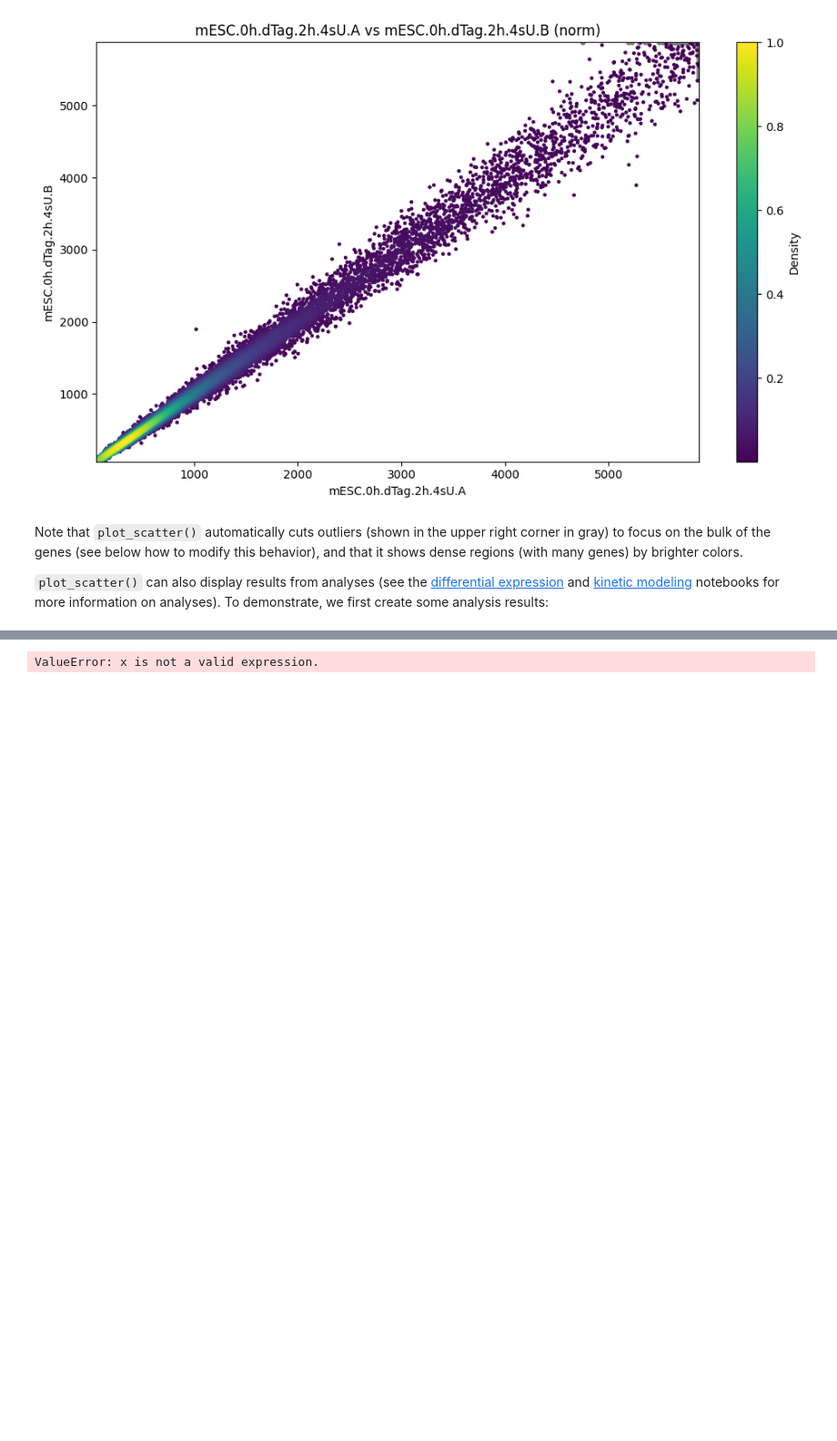
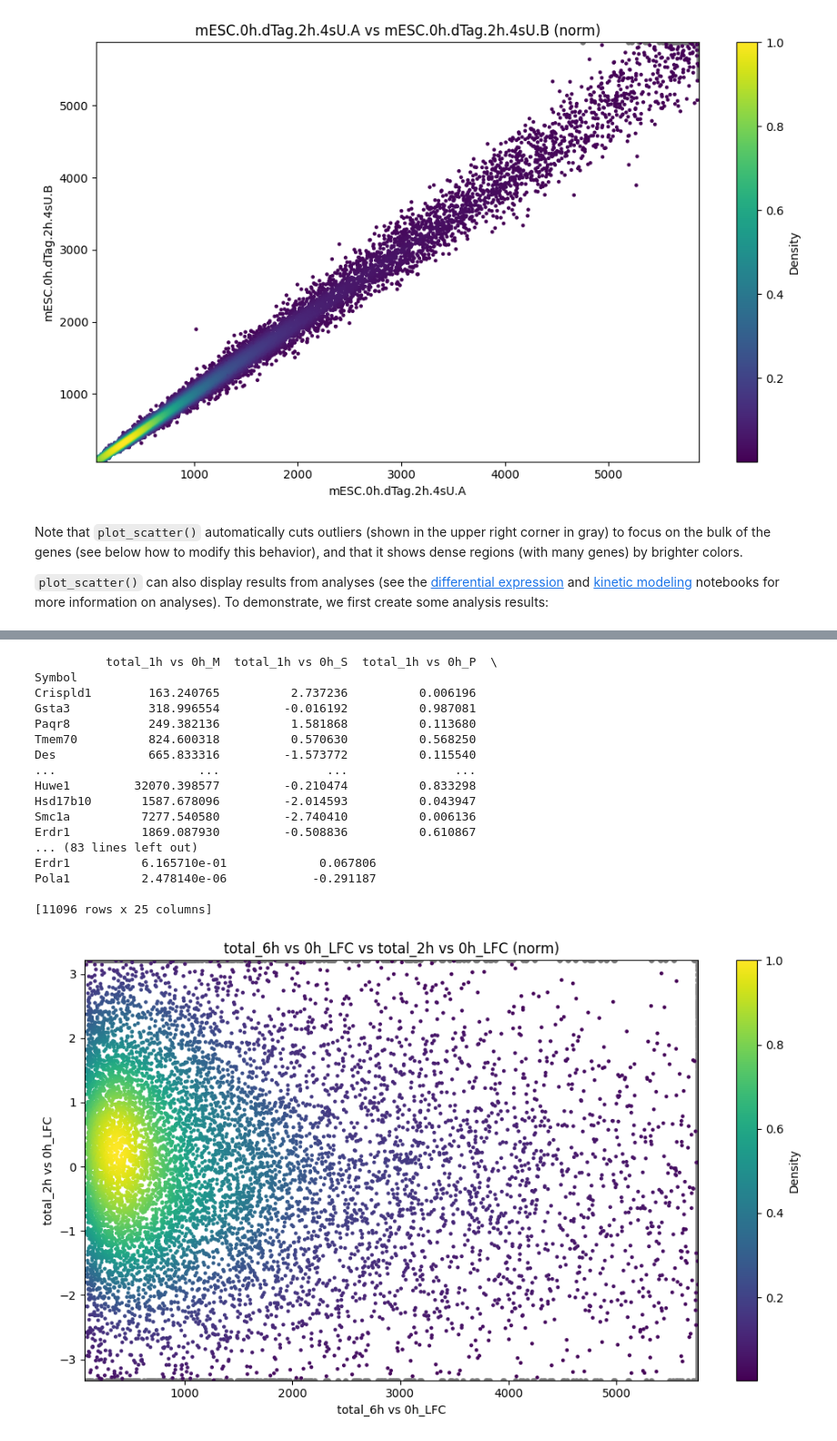
Before and after one commit to maus2310/GrandPy, a Jupyter notebook: docs/notebooks/notebook_05_plotting.ipynb, the cells around one changed output, grey strips where cells are left out. Shown at 91% size. Cells and saved outputs as stored; diff of their text form; code cells hidden in the pictures; blank space fills up the shorter version.

Commit message:
scatter plot (zwischen commit, laptop kanns nichtmehr handeln) nicht wundern wenn in dieser version paar sachen noch nicht klappen, ich bin dabei :)

```diff
--- a/docs/notebooks/notebook_05_plotting.ipynb
+++ b/docs/notebooks/notebook_05_plotting.ipynb
@@ -218,4 +156,21 @@ Log2 fold change & Wald test p-value: comparison 5 vs 2
 # %%
-gp.plot_scatter(banp,x="total_6h vs 0h_LFC",y="total_2h vs 0h_LFC", remove_outlier=False)
+gp.plot_scatter(banp,x="total_6h vs 0h_LFC",y="total_2h vs 0h_LFC")
 # %% [output]
-ValueError: x is not a valid expression.
+          total_1h vs 0h_M  total_1h vs 0h_S  total_1h vs 0h_P  \
+Symbol
+Crispld1        163.240765          2.737236          0.006196
+Gsta3           318.996554         -0.016192          0.987081
+Paqr8           249.382136          1.581868          0.113680
+Tmem70          824.600318          0.570630          0.568250
+Des             665.833316         -1.573772          0.115540
+...                    ...               ...               ...
+Huwe1         32070.398577         -0.210474          0.833298
+Hsd17b10       1587.678096         -2.014593          0.043947
+Smc1a          7277.540580         -2.740410          0.006136
+Erdr1          1869.087930         -0.508836          0.610867
+... (83 lines left out)
+Erdr1          6.165710e-01             0.067806
+Pola1          2.478140e-06            -0.291187
+
+[11096 rows x 25 columns]
+[figure, added]
```
Also changed, not shown: parts of 5 cells of this notebook, 2 other files.
